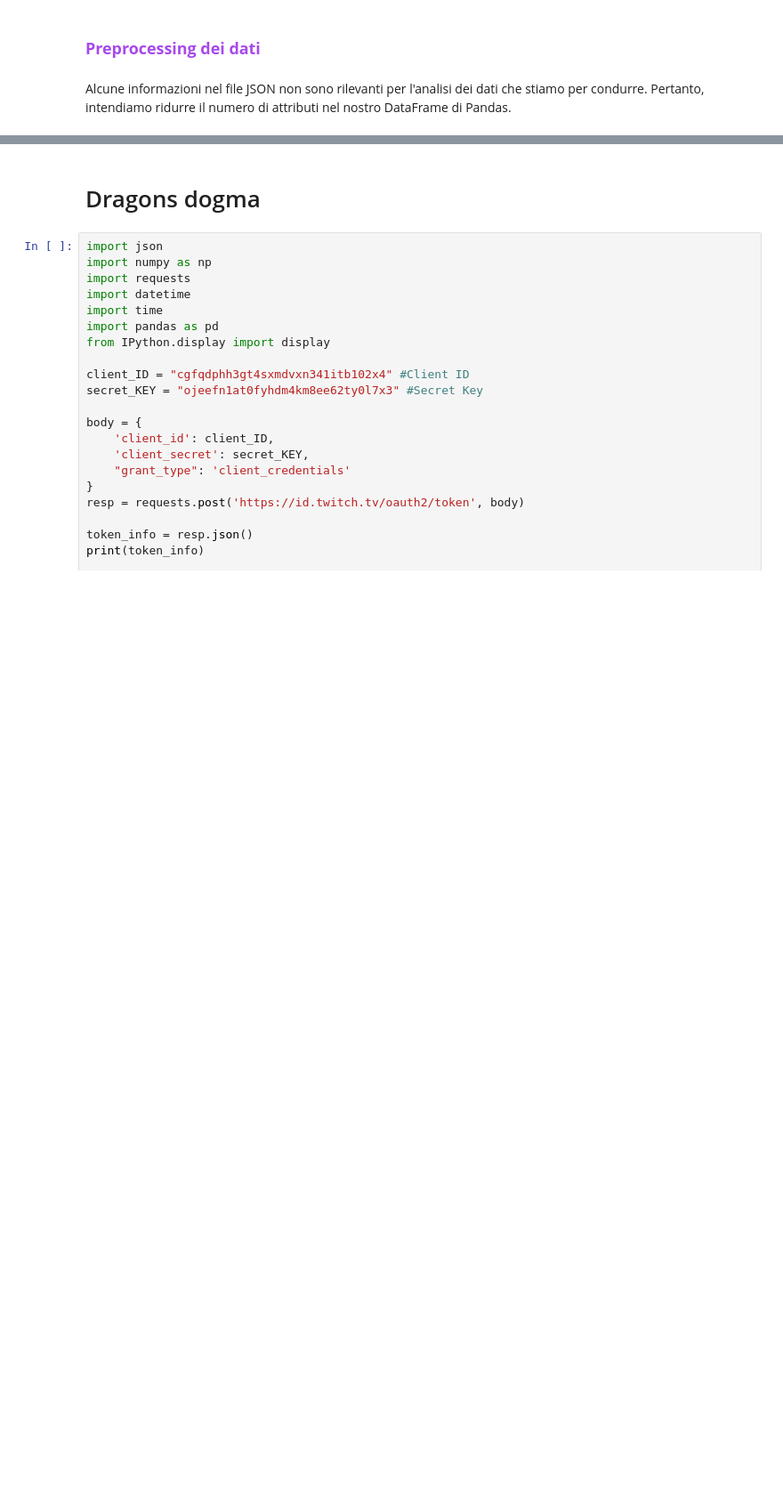
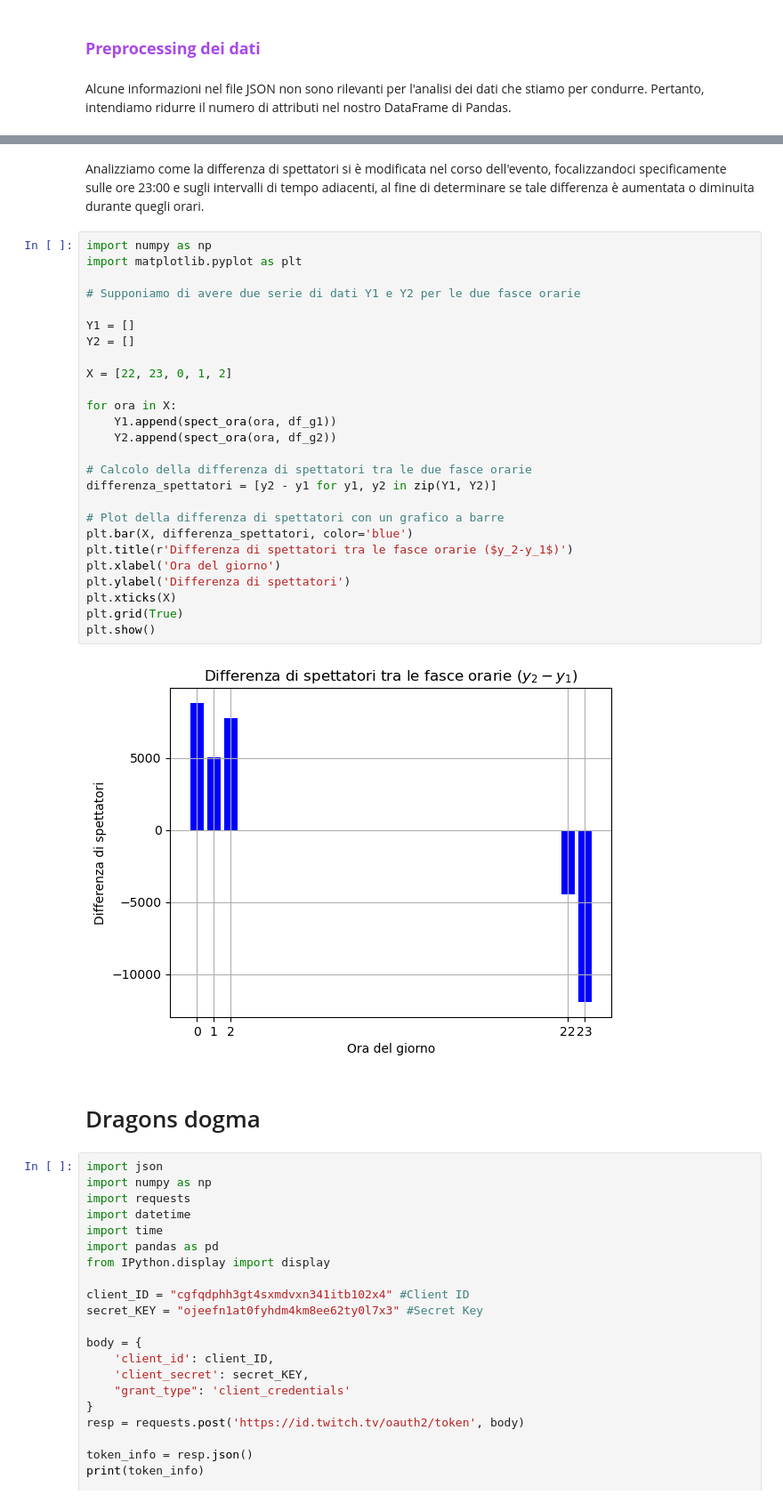
Before and after one commit to LenionK/Tutorial-SM, a Jupyter notebook: Tutorial.ipynb, the cells around one changed output, grey strips where cells are left out. Shown at 89% size. Drawn from its saved outputs; the diff is of its cells as text; blank space fills up the shorter version.

```diff
--- a/Tutorial.ipynb
+++ b/Tutorial.ipynb
@@ -544,3 +588,33 @@ display(df_ridotto)
+# %% [markdown]
+Analizziamo come la differenza di spettatori si è modificata nel corso dell'evento, focalizzandoci specificamente sulle ore 23:00 e sugli intervalli di tempo adiacenti, al fine di determinare se tale differenza è aumentata o diminuita durante quegli orari.
+# %%
+import numpy as np
+import matplotlib.pyplot as plt
+
+# Supponiamo di avere due serie di dati Y1 e Y2 per le due fasce orarie
+
+Y1 = []
+Y2 = []
+
+X = [22, 23, 0, 1, 2]
+
+for ora in X:
+    Y1.append(spect_ora(ora, df_g1))
+    Y2.append(spect_ora(ora, df_g2))
+
+# Calcolo della differenza di spettatori tra le due fasce orarie
+differenza_spettatori = [y2 - y1 for y1, y2 in zip(Y1, Y2)]
+
+# Plot della differenza di spettatori con un grafico a barre
+plt.bar(X, differenza_spettatori, color='blue')
+plt.title(r'Differenza di spettatori tra le fasce orarie ($y_2-y_1$)')
+plt.xlabel('Ora del giorno')
+plt.ylabel('Differenza di spettatori')
+plt.xticks(X)
+plt.grid(True)
+plt.show()
+# %% [output]
+[figure, added]
 # %% [markdown]
 # Dragons dogma
 # %%
```
Also changed, not shown: parts of 9 cells of this notebook.
